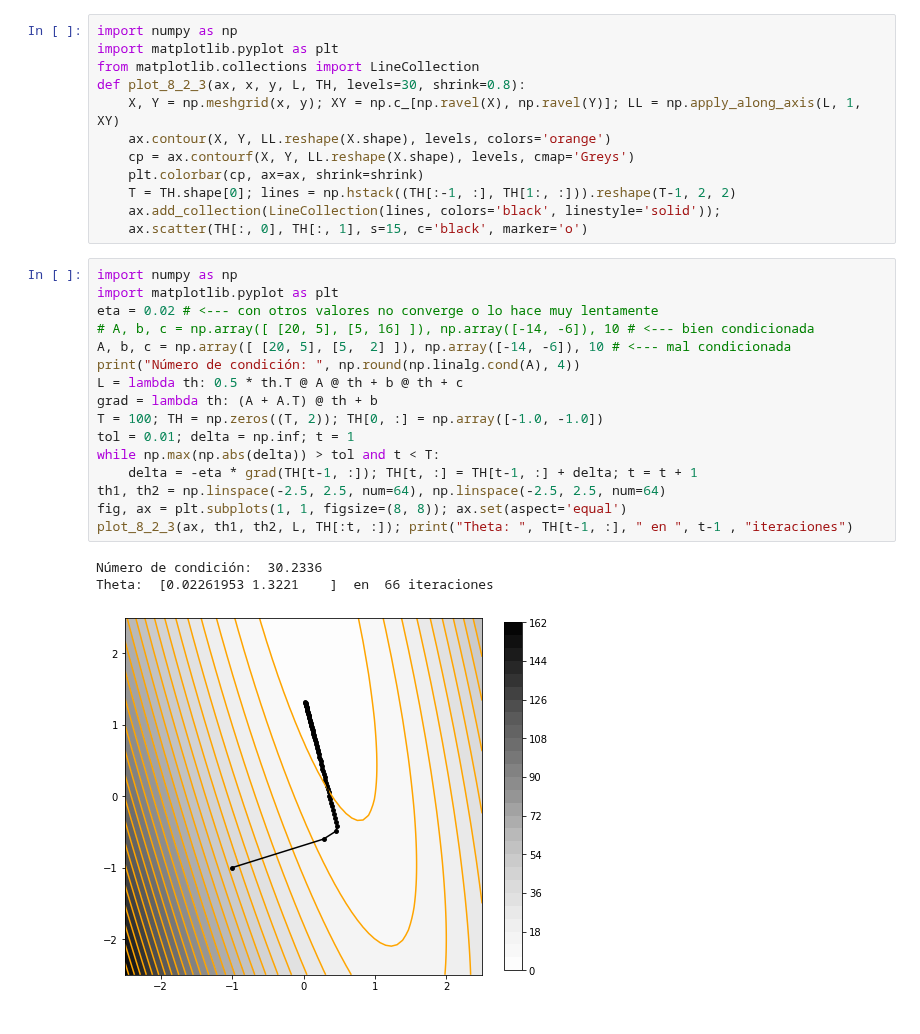
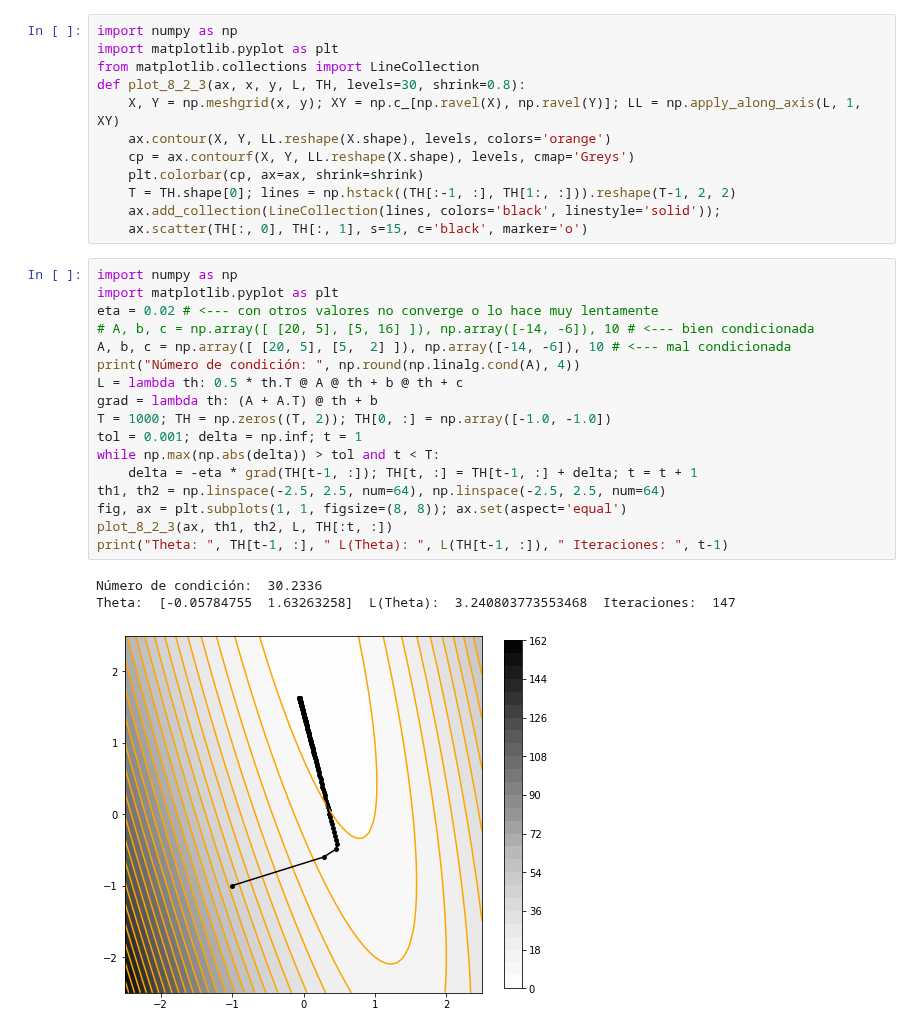
Before and after one commit to AlfonsJ/PML1, a Jupyter notebook: P01 Fundamentos/T08 Optimización/8.2 Métodos de primer orden/8.2.3 Ratios de convergencia.ipynb, the cells around one changed output. Cells and saved outputs as stored; diff of their text form.

```diff
--- a/P01 Fundamentos/T08 Optimización/8.2 Métodos de primer orden/8.2.3 Ratios de convergencia.ipynb
+++ b/P01 Fundamentos/T08 Optimización/8.2 Métodos de primer orden/8.2.3 Ratios de convergencia.ipynb
@@ -27,20 +27,21 @@ def plot_8_2_3(ax, x, y, L, TH, levels=30, shrink=0.8):
 # %%
 import numpy as np
 import matplotlib.pyplot as plt
 eta = 0.02 # <--- con otros valores no converge o lo hace muy lentamente
 # A, b, c = np.array([ [20, 5], [5, 16] ]), np.array([-14, -6]), 10 # <--- bien condicionada
 A, b, c = np.array([ [20, 5], [5,  2] ]), np.array([-14, -6]), 10 # <--- mal condicionada
 print("Número de condición: ", np.round(np.linalg.cond(A), 4))
 L = lambda th: 0.5 * th.T @ A @ th + b @ th + c
 grad = lambda th: (A + A.T) @ th + b
-T = 100; TH = np.zeros((T, 2)); TH[0, :] = np.array([-1.0, -1.0])
-tol = 0.01; delta = np.inf; t = 1
+T = 1000; TH = np.zeros((T, 2)); TH[0, :] = np.array([-1.0, -1.0])
+tol = 0.001; delta = np.inf; t = 1
 while np.max(np.abs(delta)) > tol and t < T:
     delta = -eta * grad(TH[t-1, :]); TH[t, :] = TH[t-1, :] + delta; t = t + 1
 th1, th2 = np.linspace(-2.5, 2.5, num=64), np.linspace(-2.5, 2.5, num=64)
 fig, ax = plt.subplots(1, 1, figsize=(8, 8)); ax.set(aspect='equal')
-plot_8_2_3(ax, th1, th2, L, TH[:t, :]); print("Theta: ", TH[t-1, :], " en ", t-1 , "iteraciones")
+plot_8_2_3(ax, th1, th2, L, TH[:t, :])
+print("Theta: ", TH[t-1, :], " L(Theta): ", L(TH[t-1, :]), " Iteraciones: ", t-1)
 # %% [output]
 Número de condición:  30.2336
-Theta:  [0.02261953 1.3221    ]  en  66 iteraciones
+Theta:  [-0.05784755  1.63263258]  L(Theta):  3.240803773553468  Iteraciones:  147
-[figure, old version]
+[figure, new version]
```
Also changed, not shown: 1 other file.
